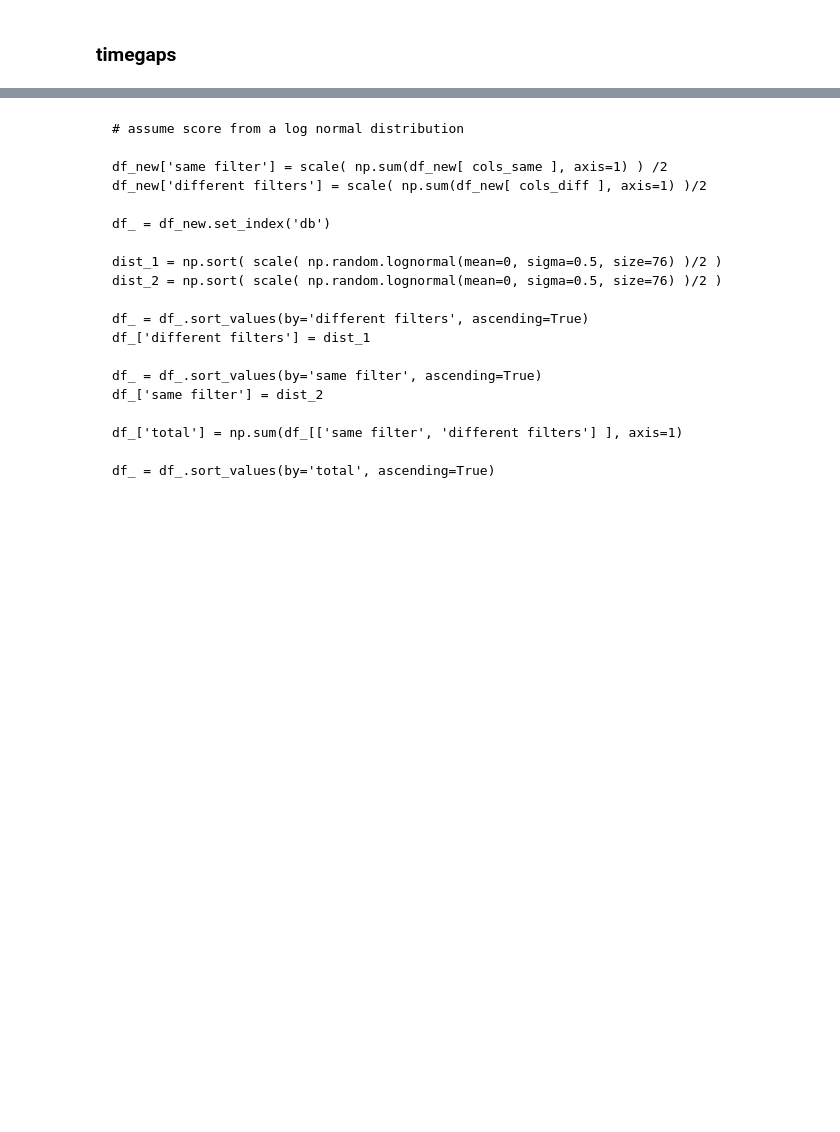
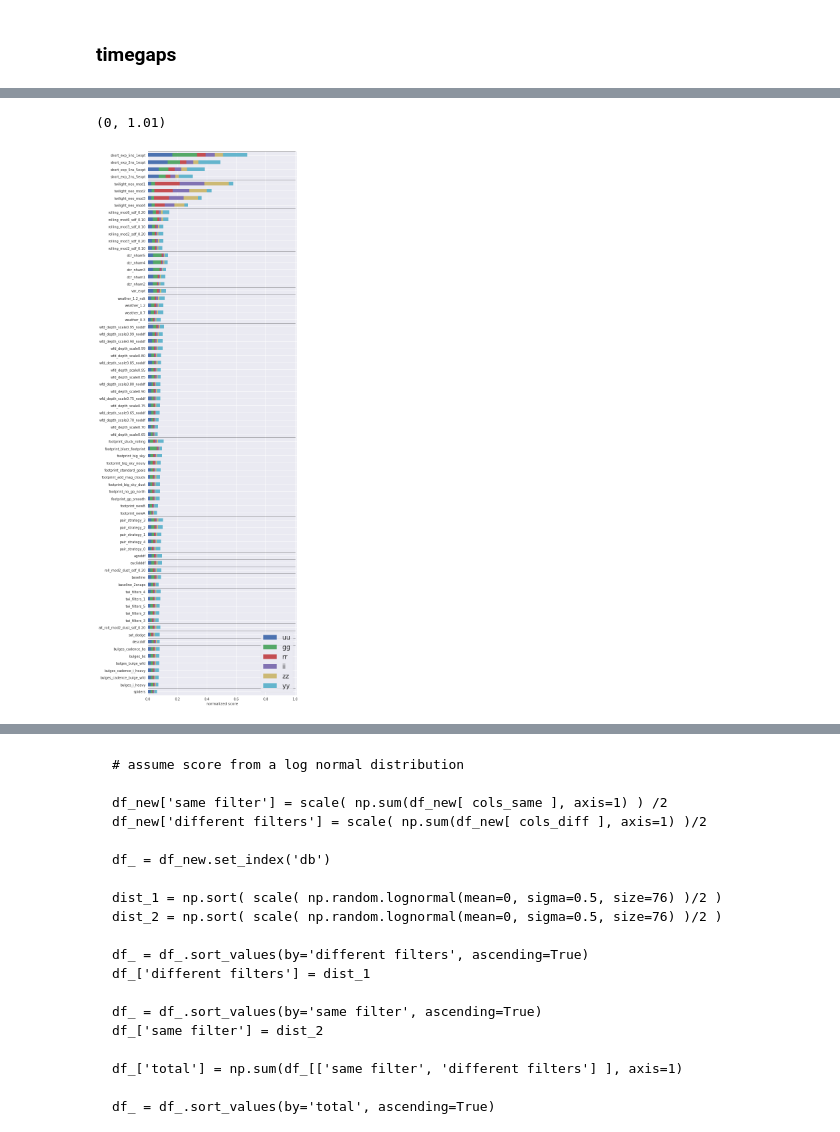
Before and after one commit to fedhere/LSSTunknowns, a Jupyter notebook: code/plot_barh_FoM.ipynb, the cells around one changed output, grey strips where cells are left out. Saved outputs shown, nothing was run; the diff lists cells and outputs as text; code cells hidden in the pictures; blank space fills up the shorter version.

```diff
--- a/code/plot_barh_FoM.ipynb
+++ b/code/plot_barh_FoM.ipynb
@@ -16,8 +23,14 @@ cols_same = [ 'uu',  'gg',  'rr',  'ii',  'zz',  'yy']
 cols_diff = ['ug', 'ur', 'ui', 'uz', 'uy', 'gr', 'gi', 'gz', 'gy', 'ri', 'rz', 'ry', 'iz', 'iy', 'zy']
 # %%
 def scale(arr):
+    """scale array by max"""
     newarr = arr / arr.max()
     return newarr
+
+def get_family(df):
+    """get family of opsim"""
+
+    return df['db'].split('_')[0]
 # %% [markdown]
 ### timegaps
 # %%
@@ -33,0 +59,30 @@ df_new['db'] = df_new['db'].apply(lambda x: x.replace("v1.4_10yrs.db", "") )
+# %%
+# tgaps FOM for same filter pair
+colon = cols_same
+
+df_ = df_new.copy()
+df_['total'] = np.sum(df_[ colon ], axis=1)
+
+# get the max FOM of each family and sort by this
+df_mean_family = df_.groupby(by = "family", as_index=False).max()[['family', 'total']]
+df_ = df_.merge(df_mean_family, on='family', how='left', suffixes=['', '_fmean'],)
+
+df_ = df_.set_index('db')
+df_ = df_.sort_values(by=['total_fmean', 'total'], ascending=[True, True])
+# df_ = df_.sort_values(by='total', ascending=True)
+
+df_[colon] = df_[colon]/6
+ax = df_[ colon ].plot.barh(stacked=True, figsize=(8, 30))
+
+# get positions of hlines
+hlines = df_.groupby(by='family', as_index=False, sort=False).count().cumsum()['total_fmean'].values - 0.5
+hlines = [hlines, hlines]
+ax.plot((-0.5, 1), hlines, 'k-', linewidth=1, alpha=0.5)
+
+plt.xlabel('normalized score')
+plt.ylabel('')
+plt.legend(loc='lower right', frameon=True)
+plt.xlim([0,1.01])
+# %% [output]
+(0, 1.01)
+[figure, added]
```
Also changed, not shown: parts of 33 cells of this notebook.
